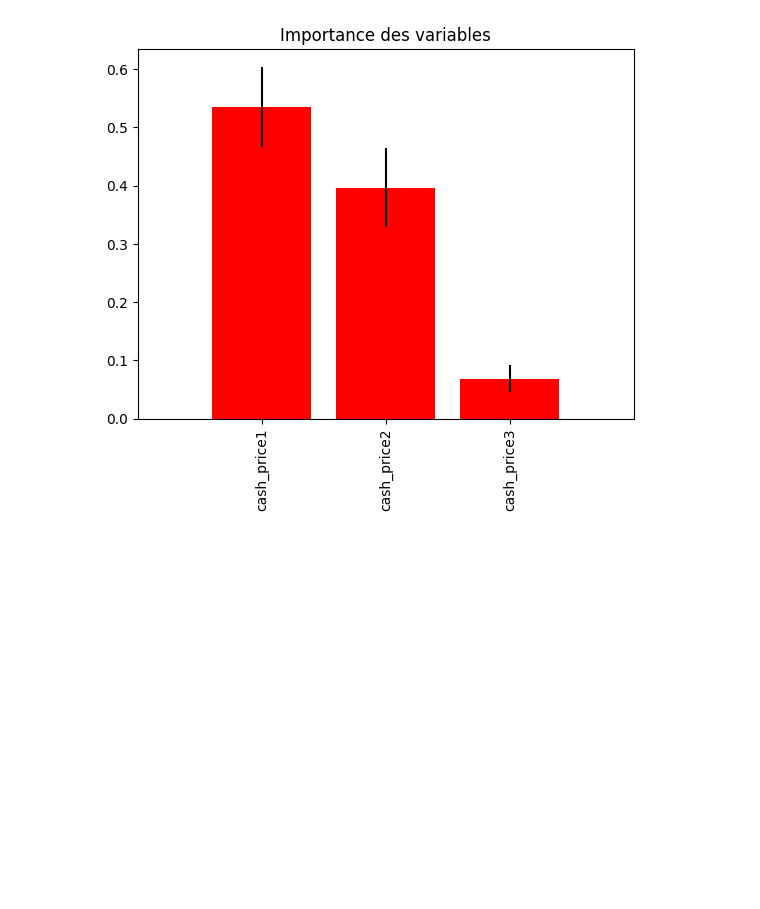
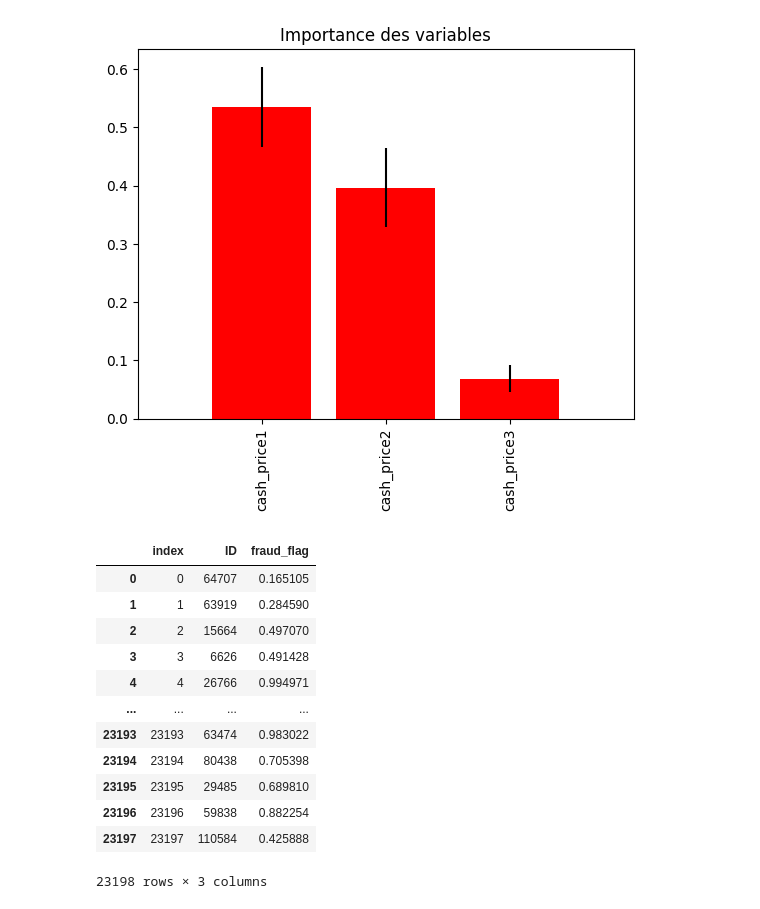
Before and after one commit to yannasyr/TPE2023-FraudDetection, a Jupyter notebook: brouillon_test_yann.ipynb, the cells around one changed output. Drawn from its saved outputs; the diff is of its cells as text; code cells hidden in the pictures; blank space fills up the shorter version.

```diff
--- a/brouillon_test_yann.ipynb
+++ b/brouillon_test_yann.ipynb
@@ -218,3 +218,21 @@ Importance des variables :
 2. cash_price2 (0.396550)
 3. cash_price3 (0.068342)
 [figure]
+# %%
+exemple = pd.read_csv("data/Y_test_random_2.csv", delimiter = ',', encoding = 'latin1')
+
+exemple
+# %% [output]
+|  | index | ID | fraud_flag |
+| 0 | 0 | 64707 | 0.165105 |
+| 1 | 1 | 63919 | 0.284590 |
+| 2 | 2 | 15664 | 0.497070 |
+| 3 | 3 | 6626 | 0.491428 |
+| 4 | 4 | 26766 | 0.994971 |
+| ... | ... | ... | ... |
+| 23193 | 23193 | 63474 | 0.983022 |
+| 23194 | 23194 | 80438 | 0.705398 |
+| 23195 | 23195 | 29485 | 0.689810 |
+| 23196 | 23196 | 59838 | 0.882254 |
+| 23197 | 23197 | 110584 | 0.425888 |
+23198 rows × 3 columns
```
Also changed, not shown: 2 other files.
